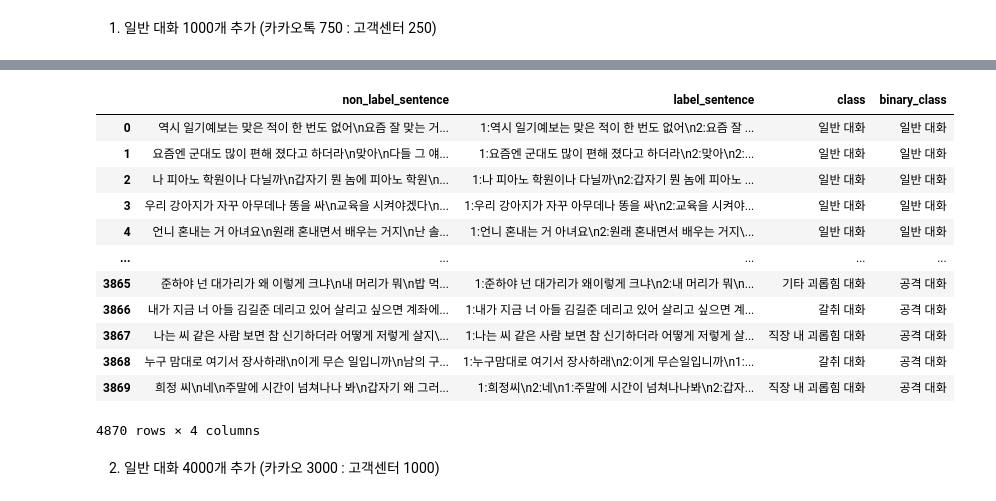
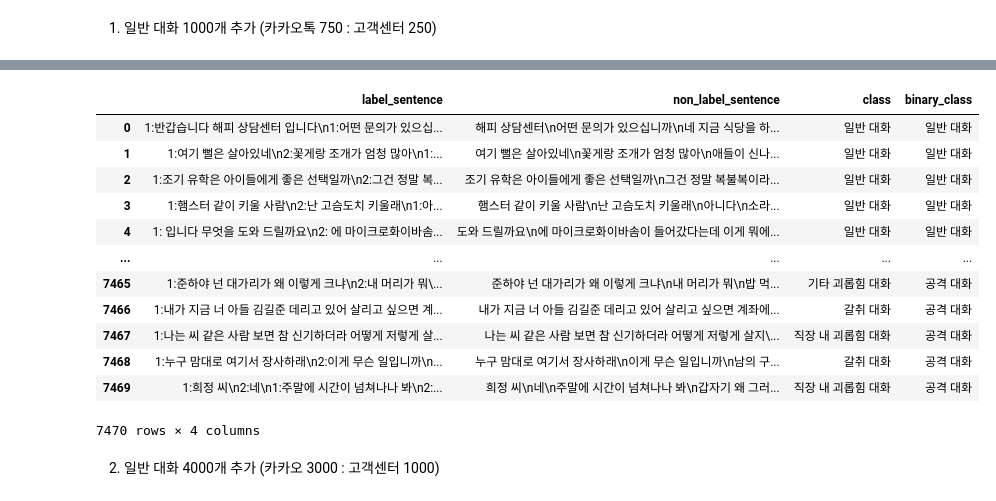
Before and after one commit to RealMyeong/AIFFELTHON, a Jupyter notebook: JinMyeong/일반대화_추가_파이프라인.ipynb, the cells around one changed output, grey strips where cells are left out. Saved outputs shown, nothing was run; the diff lists cells and outputs as text; code cells hidden in the pictures.

```diff
--- a/JinMyeong/일반대화_추가_파이프라인.ipynb
+++ b/JinMyeong/일반대화_추가_파이프라인.ipynb
@@ -381,3 +392,3 @@ attack_conv
 # %%
-# attack_conv['label_sentence'] = attack_conv['label_sentence'].apply(lambda x : preprocess(x))
-# attack_conv
+normal_conv['label_sentence'] = normal_conv['label_sentence'].apply(lambda x : preprocess(x))
+normal_conv
@@ -383,0 +409,3 @@ attack_conv
+# %%
+normal_conv['non_label_sentence'] = normal_conv['non_label_sentence'].apply(lambda x : preprocess(x))
+normal_conv
@@ -384,3 +426,3 @@ attack_conv
 # %%
-# attack_conv['non_label_sentence'] = attack_conv['non_label_sentence'].apply(lambda x : preprocess(x))
-# attack_conv
+attack_conv['non_label_sentence'] = attack_conv['non_label_sentence'].apply(lambda x : preprocess(x))
+attack_conv
@@ -439,0 +445,3 @@ norm_1000
+# %%
+norm_2000 = normal_conv.sample(1600)
+norm_2000
@@ -440,18 +462,18 @@ norm_1000
 # %%
-train_1000 = pd.concat([norm_1000.iloc[:,1:], attack_conv])
-train_1000
+train_rs_2000 = pd.concat([norm_2000.iloc[:, :-1], attack_conv], ignore_index=True)
+train_rs_2000
 # %% [output]
-|  | non_label_sentence | label_sentence | class | binary_class |
-| 0 | 역시 일기예보는 맞은 적이 한 번도 없어\n요즘 잘 맞는 거... | 1:역시 일기예보는 맞은 적이 한 번도 없어\n2:요즘 잘 ... | 일반 대화 | 일반 대화 |
-| 1 | 요즘엔 군대도 많이 편해 졌다고 하더라\n맞아\n다들 그 얘... | 1:요즘엔 군대도 많이 편해 졌다고 하더라\n2:맞아\n2:... | 일반 대화 | 일반 대화 |
-| 2 | 나 피아노 학원이나 다닐까\n갑자기 뭔 놈에 피아노 학원\n... | 1:나 피아노 학원이나 다닐까\n2:갑자기 뭔 놈에 피아노 ... | 일반 대화 | 일반 대화 |
-| 3 | 우리 강아지가 자꾸 아무데나 똥을 싸\n교육을 시켜야겠다\n... | 1:우리 강아지가 자꾸 아무데나 똥을 싸\n2:교육을 시켜야... | 일반 대화 | 일반 대화 |
-| 4 | 언니 혼내는 거 아녀요\n원래 혼내면서 배우는 거지\n난 솔... | 1:언니 혼내는 거 아녀요\n2:원래 혼내면서 배우는 거지\... | 일반 대화 | 일반 대화 |
+|  | label_sentence | non_label_sentence | class | binary_class |
+| 0 | 1:반갑습니다 해피 상담센터 입니다\n1:어떤 문의가 있으십... | 해피 상담센터\n어떤 문의가 있으십니까\n네 지금 식당을 하... | 일반 대화 | 일반 대화 |
+| 1 | 1:여기 뻘은 살아있네\n2:꽃게랑 조개가 엄청 많아\n1:... | 여기 뻘은 살아있네\n꽃게랑 조개가 엄청 많아\n애들이 신나... | 일반 대화 | 일반 대화 |
+| 2 | 1:조기 유학은 아이들에게 좋은 선택일까\n2:그건 정말 복... | 조기 유학은 아이들에게 좋은 선택일까\n그건 정말 복불복이라... | 일반 대화 | 일반 대화 |
+| 3 | 1:햄스터 같이 키울 사람\n2:난 고슴도치 키울래\n1:아... | 햄스터 같이 키울 사람\n난 고슴도치 키울래\n아니다\n소라... | 일반 대화 | 일반 대화 |
+| 4 | 1: 입니다 무엇을 도와 드릴까요\n2: 에 마이크로화이바솜... | 도와 드릴까요\n에 마이크로화이바솜이 들어갔다는데 이게 뭐에... | 일반 대화 | 일반 대화 |
 | ... | ... | ... | ... | ... |
-| 3865 | 준하야 넌 대가리가 왜 이렇게 크냐\n내 머리가 뭐\n밥 먹... | 1:준하야 넌 대가리가 왜이렇게 크냐\n2:내 머리가 뭐\n... | 기타 괴롭힘 대화 | 공격 대화 |
-| 3866 | 내가 지금 너 아들 김길준 데리고 있어 살리고 싶으면 계좌에... | 1:내가 지금 너 아들 김길준 데리고 있어 살리고 싶으면 계... | 갈취 대화 | 공격 대화 |
-| 3867 | 나는 씨 같은 사람 보면 참 신기하더라 어떻게 저렇게 살지\... | 1:나는 씨 같은 사람 보면 참 신기하더라 어떻게 저렇게 살... | 직장 내 괴롭힘 대화 | 공격 대화 |
-| 3868 | 누구 맘대로 여기서 장사하래\n이게 무슨 일입니까\n남의 구... | 1:누구맘대로 여기서 장사하래\n2:이게 무슨일입니까\n1:... | 갈취 대화 | 공격 대화 |
-| 3869 | 희정 씨\n네\n주말에 시간이 넘쳐나나 봐\n갑자기 왜 그러... | 1:희정씨\n2:네\n1:주말에 시간이 넘쳐나나봐\n2:갑자... | 직장 내 괴롭힘 대화 | 공격 대화 |
+| 7465 | 1:준하야 넌 대가리가 왜 이렇게 크냐\n2:내 머리가 뭐\... | 준하야 넌 대가리가 왜 이렇게 크냐\n내 머리가 뭐\n밥 먹... | 기타 괴롭힘 대화 | 공격 대화 |
+| 7466 | 1:내가 지금 너 아들 김길준 데리고 있어 살리고 싶으면 계... | 내가 지금 너 아들 김길준 데리고 있어 살리고 싶으면 계좌에... | 갈취 대화 | 공격 대화 |
+| 7467 | 1:나는 씨 같은 사람 보면 참 신기하더라 어떻게 저렇게 살... | 나는 씨 같은 사람 보면 참 신기하더라 어떻게 저렇게 살지\... | 직장 내 괴롭힘 대화 | 공격 대화 |
+| 7468 | 1:누구 맘대로 여기서 장사하래\n2:이게 무슨 일입니까\n... | 누구 맘대로 여기서 장사하래\n이게 무슨 일입니까\n남의 구... | 갈취 대화 | 공격 대화 |
+| 7469 | 1:희정 씨\n2:네\n1:주말에 시간이 넘쳐나나 봐\n2:... | 희정 씨\n네\n주말에 시간이 넘쳐나나 봐\n갑자기 왜 그러... | 직장 내 괴롭힘 대화 | 공격 대화 |
-4870 rows × 4 columns
+7470 rows × 4 columns
 # %%
```
Also changed, not shown: parts of 44 cells of this notebook.
